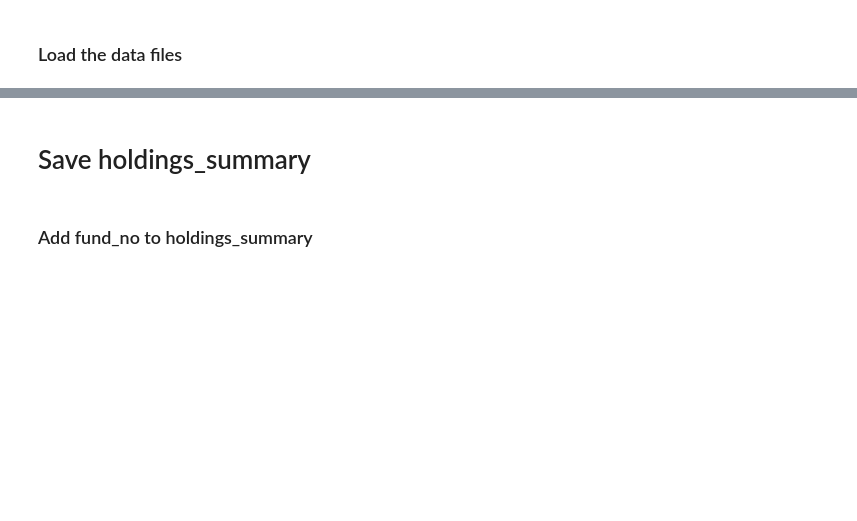
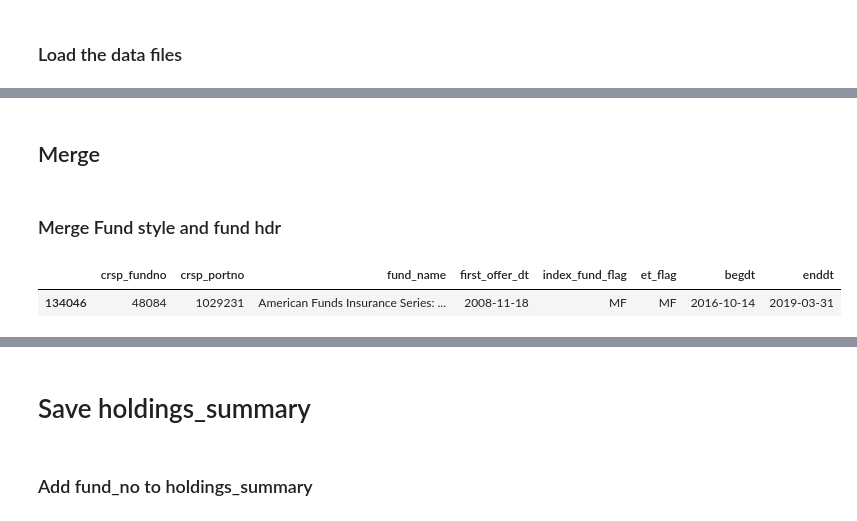
Before and after one commit to Amglex/Mutual-Funds, a Jupyter notebook: notebooks/012 - Data - Cleaning.ipynb, the cells around one changed output, grey strips where cells are left out. Cells and saved outputs as stored; diff of their text form; code cells hidden in the pictures; blank space fills up the shorter version.

```diff
--- a/notebooks/012 - Data - Cleaning.ipynb
+++ b/notebooks/012 - Data - Cleaning.ipynb
@@ -268,0 +105,15 @@ KeyError: 'Y'
+# %%
+fund_info.loc[fund_info['et_flag'].isna(),'et_flag'] = 'MF'
+fund_info.loc[fund_info['index_fund_flag'].isna(),'index_fund_flag'] = 'MF'
+# %%
+columns = ['et_flag','index_fund_flag']
+fund_info[columns] = fund_info[columns].astype('category')
+
+#fund_info[fund_info['style'] == 'EIEI'] = 'LCVE'
+#fund_info[fund_info['style'] == 'G'] = 'LCGE'
+# %%
+et_mapper = {'F':'ETF', 'N':'ETN', 'MF':'MF'}
+fund_info['et_flag'] = fund_info['et_flag'].cat.rename_categories(et_mapper)
+
+index_flag_mapper = {'B':'Index-based', 'D':'Pure Index', 'E':'Index enhanced', 'MF':'MF'}
+fund_info['index_fund_flag'] = fund_info['index_fund_flag'].map(index_flag_mapper)
@@ -268,0 +191,2 @@ KeyError: 'Y'
+# %%
+fund_info = fund_info.query('''index_fund_flag == 'MF' and et_flag == 'MF' ''')
@@ -268,0 +201,9 @@ KeyError: 'Y'
+# %% [markdown]
+## Merge
+# %% [markdown]
+### Merge Fund style and fund hdr
+# %%
+fund_info.sample()
+# %% [output]
+|  | crsp_fundno | crsp_portno | fund_name | first_offer_dt | index_fund_flag | et_flag | begdt | enddt |
+| 134046 | 48084 | 1029231 | American Funds Insurance Series: ... | 2008-11-18 | MF | MF | 2016-10-14 | 2019-03-31 |
```
Also changed, not shown: parts of 75 cells of this notebook.
